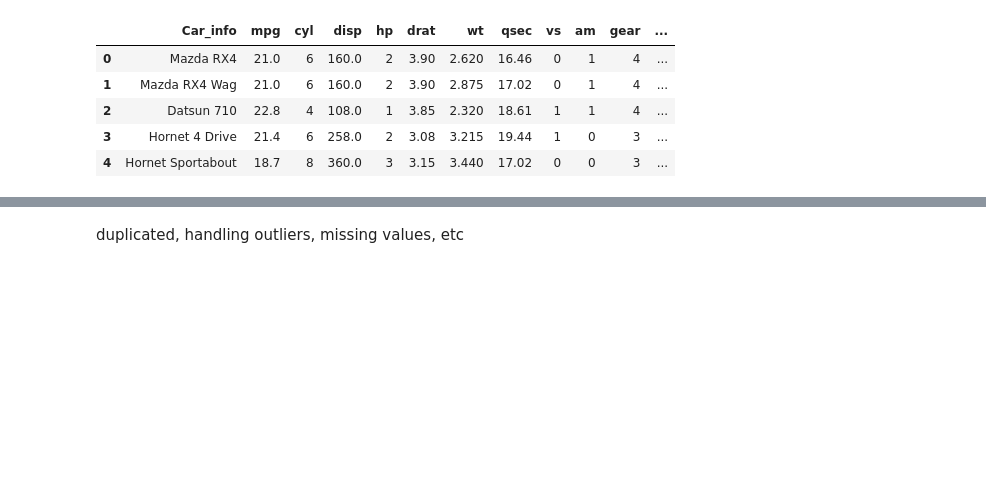
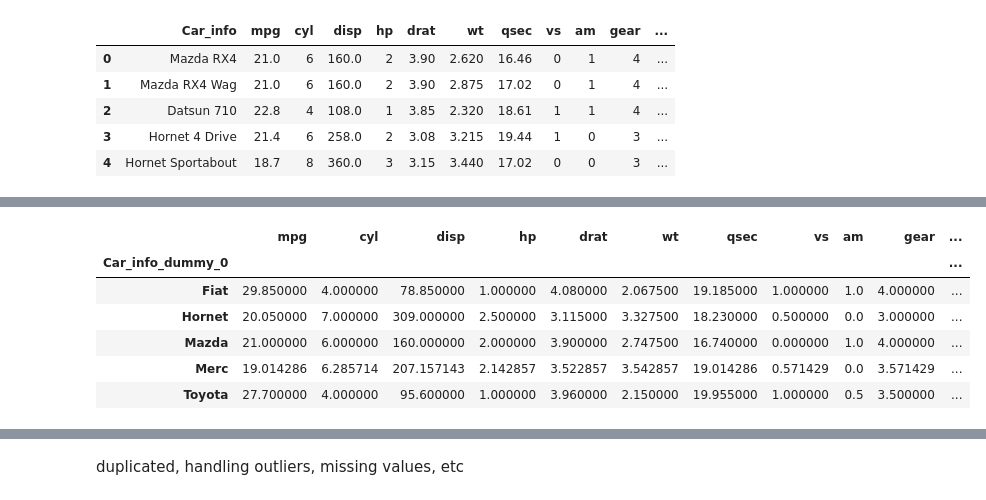
Before and after one commit to kmouleejunhyuk/bigdata_analysist_practical, a Jupyter notebook: type1_Data_Preprocessing.ipynb, the cells around one changed output, grey strips where cells are left out. Cells and saved outputs as stored; diff of their text form; code cells hidden in the pictures; blank space fills up the shorter version.

```diff
--- a/type1_Data_Preprocessing.ipynb
+++ b/type1_Data_Preprocessing.ipynb
@@ -169 +167,15 @@ Maserati    1
 Name: Car_info_dummy_0, dtype: int64
+# %%
+#grouping 활용법
+tmp = [x for x in modified_data.values if x[-1] in ['Merc', 'Toyota', 'Mazda', 'Hornet', 'Fiat']]
+tmp = pd.DataFrame(tmp, columns = modified_data.columns)
+g = tmp.groupby(['Car_info_dummy_0'])
+g.mean()
+# %% [output]
+|  | mpg | cyl | disp | hp | drat | wt | qsec | vs | am | gear | ... |
+| Car_info_dummy_0 |  |  |  |  |  |  |  |  |  |  | ... |
+| Fiat | 29.850000 | 4.000000 | 78.850000 | 1.000000 | 4.080000 | 2.067500 | 19.185000 | 1.000000 | 1.0 | 4.000000 | ... |
+| Hornet | 20.050000 | 7.000000 | 309.000000 | 2.500000 | 3.115000 | 3.327500 | 18.230000 | 0.500000 | 0.0 | 3.000000 | ... |
+| Mazda | 21.000000 | 6.000000 | 160.000000 | 2.000000 | 3.900000 | 2.747500 | 16.740000 | 0.000000 | 1.0 | 4.000000 | ... |
+| Merc | 19.014286 | 6.285714 | 207.157143 | 2.142857 | 3.522857 | 3.542857 | 19.014286 | 0.571429 | 0.0 | 3.571429 | ... |
+| Toyota | 27.700000 | 4.000000 | 95.600000 | 1.000000 | 3.960000 | 2.150000 | 19.955000 | 1.000000 | 0.5 | 3.500000 | ... |
```
Also changed, not shown: parts of 3 cells of this notebook.
